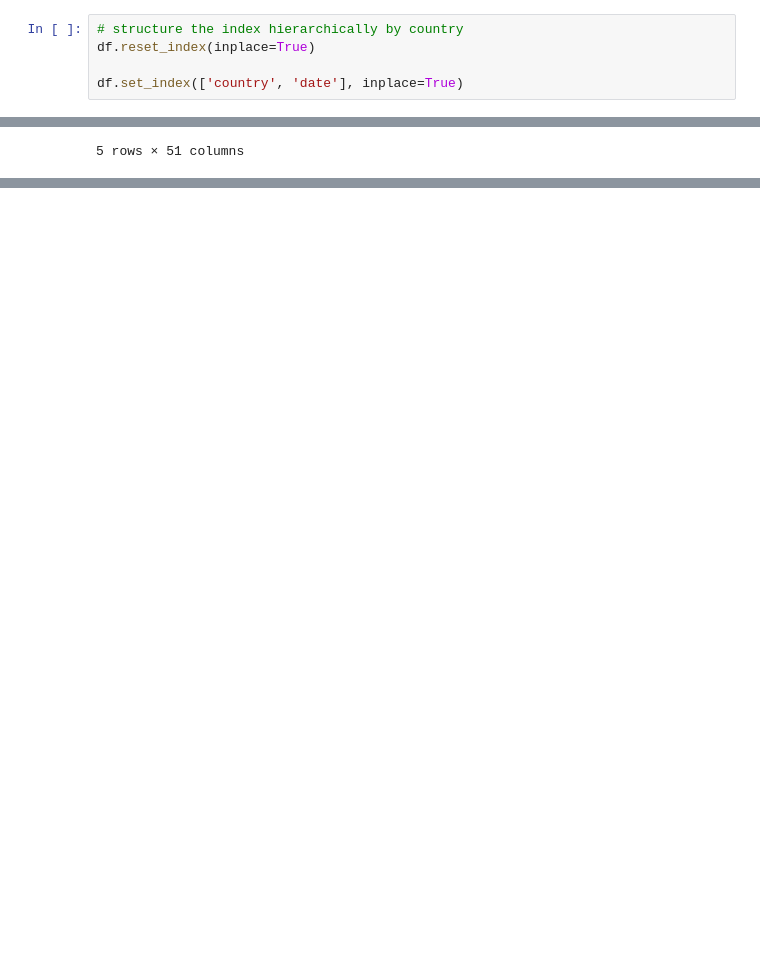
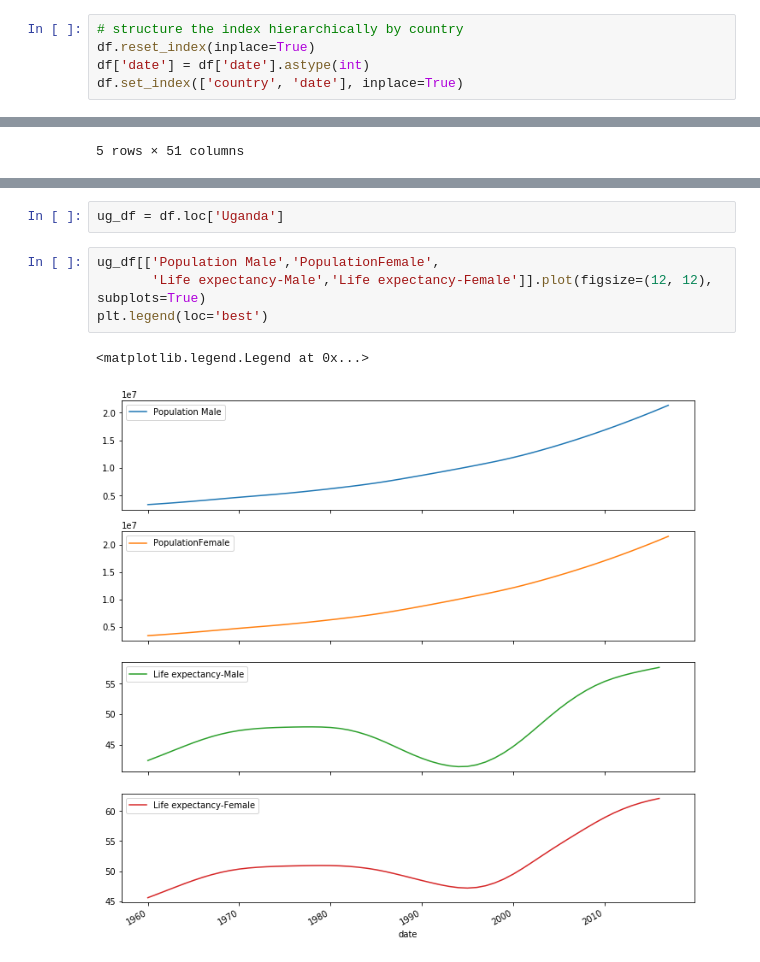
Before and after one commit to robinkiplangat/WB_Data_Wrangling, a Jupyter notebook: wb_data_wrangling.ipynb, the cells around one changed output, grey strips where cells are left out. Cells and saved outputs as stored; diff of their text form; blank space fills up the shorter version.

```diff
--- a/wb_data_wrangling.ipynb
+++ b/wb_data_wrangling.ipynb
@@ -36,7 +39,7 @@ df
 # %%
 # structure the index hierarchically by country
 df.reset_index(inplace=True)
-
+df['date'] = df['date'].astype(int)
 df.set_index(['country', 'date'], inplace=True)
 # %%
 df.head()
@@ -55,0 +72,9 @@ FrozenList([['Burkina Faso', 'Congo, Dem. Rep.', 'Ethiopia', 'Kenya', 'Nigeria',
+# %%
+ug_df = df.loc['Uganda']
+# %%
+ug_df[['Population Male','PopulationFemale',
+       'Life expectancy-Male','Life expectancy-Female']].plot(figsize=(12, 12), subplots=True)
+plt.legend(loc='best')
+# %% [output]
+<matplotlib.legend.Legend at 0x...>
+[figure, added]
```
Also changed, not shown: parts of 3 cells of this notebook.
